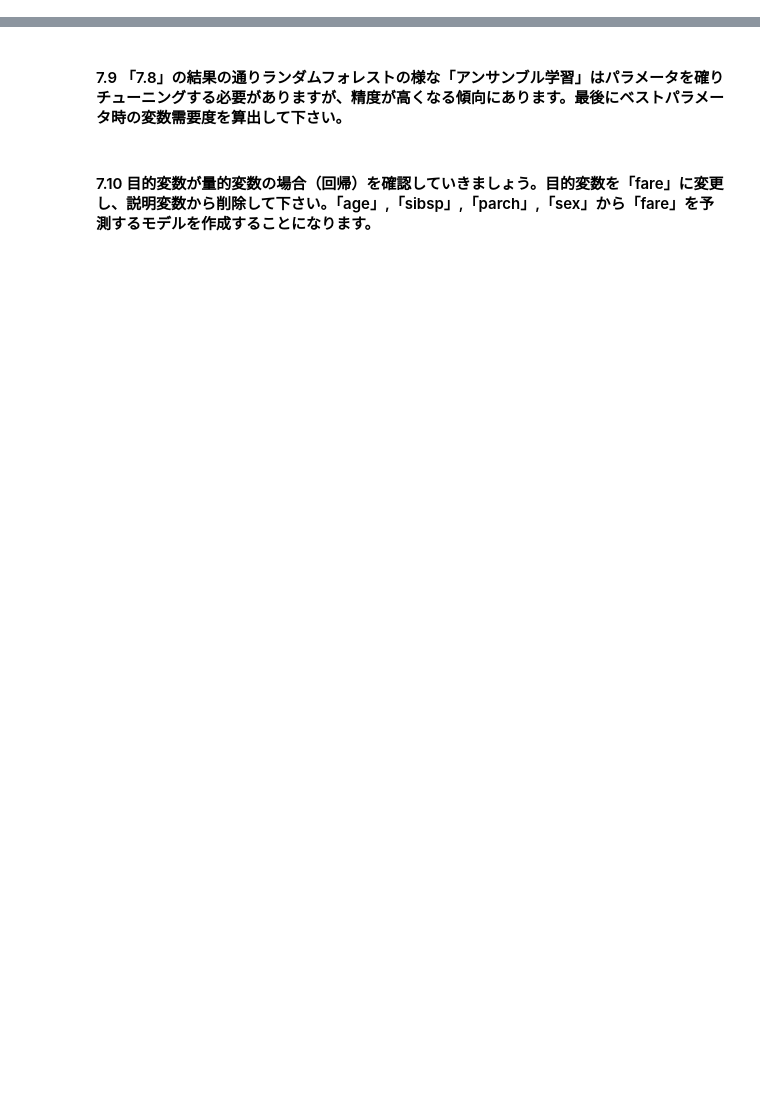
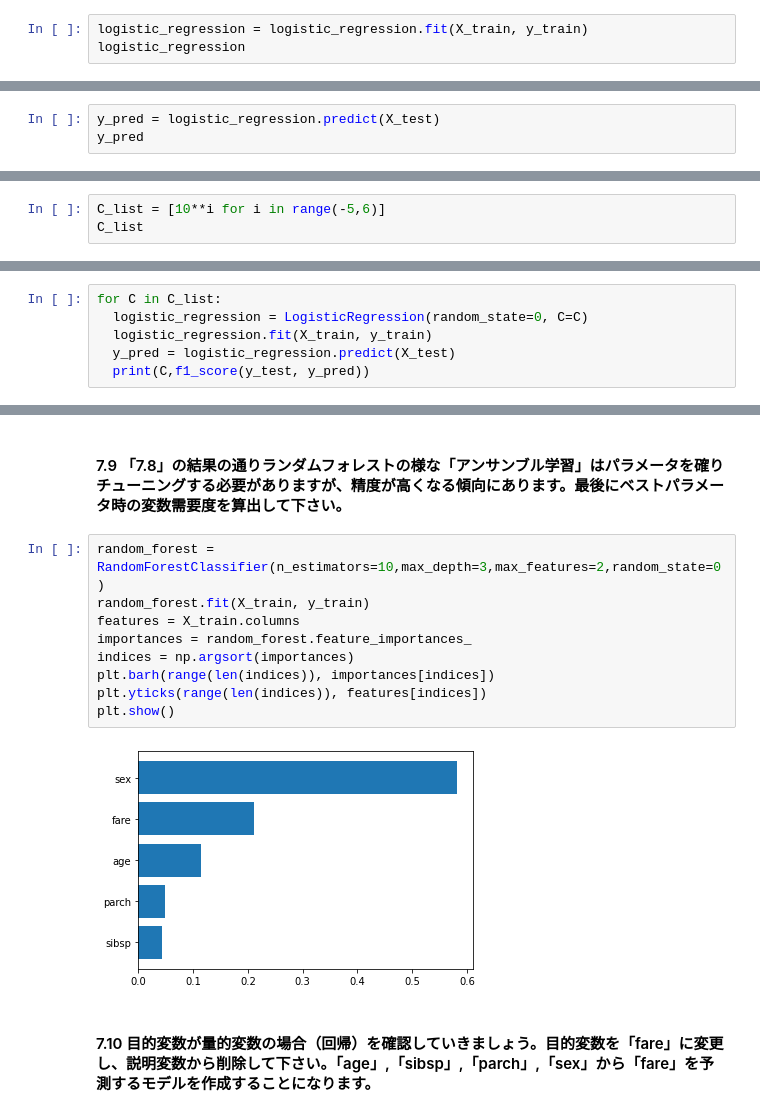
Before and after one commit to narukawamasa/python_smple, a Jupyter notebook: machine_learning_editor.ipynb, the cells around one changed output, grey strips where cells are left out. Saved outputs shown, nothing was run; the diff lists cells and outputs as text; blank space fills up the shorter version.

```diff
--- a/machine_learning_editor.ipynb
+++ b/machine_learning_editor.ipynb
@@ -690,2 +695,5 @@ print(best_parameters)
 # %% [markdown]
 #### 6.3 fit関数を使い、学習データを使用して、ロジスティック回帰の学習を行って下さい。
+# %%
+logistic_regression = logistic_regression.fit(X_train, y_train)
+logistic_regression
@@ -692,2 +702,5 @@ print(best_parameters)
 # %% [markdown]
 #### 6.4 作成したモデルを用いて、新規データ（X_test）に対する予測値を出力してください。※ここが「予測」と呼ばれる処理になります。
+# %%
+y_pred = logistic_regression.predict(X_test)
+y_pred
@@ -698,2 +742,5 @@ print(best_parameters)
 # %% [markdown]
 #### 6.7 ロジスティック回帰の主要パラメータである正則化項を変更してみましょう。下記の様なリストを作成し、C_listと言う変数名に格納して下さい。
+# %%
+C_list = [10**i for i in range(-5,6)]
+C_list
@@ -700,2 +749,8 @@ print(best_parameters)
 # %% [markdown]
 #### 6.8 C_listの各値をパラメーター「C」に設定した際の精度を全て確認して下さい。
+# %%
+for C in C_list:
+  logistic_regression = LogisticRegression(random_state=0, C=C)
+  logistic_regression.fit(X_train, y_train)
+  y_pred = logistic_regression.predict(X_test)
+  print(C,f1_score(y_test, y_pred))
@@ -722,4 +862,15 @@ print(best_parameters)
 # %% [markdown]
 #### 7.9 「7.8」の結果の通りランダムフォレストの様な「アンサンブル学習」はパラメータを確りチューニングする必要がありますが、精度が高くなる傾向にあります。最後にベストパラメータ時の変数需要度を算出して下さい。
+# %%
+random_forest =  RandomForestClassifier(n_estimators=10,max_depth=3,max_features=2,random_state=0)
+random_forest.fit(X_train, y_train)
+features = X_train.columns
+importances = random_forest.feature_importances_
+indices = np.argsort(importances)
+plt.barh(range(len(indices)), importances[indices])
+plt.yticks(range(len(indices)), features[indices])
+plt.show()
+# %% [output]
+[figure, added]
 # %% [markdown]
 #### 7.10 目的変数が量的変数の場合（回帰）を確認していきましょう。目的変数を「fare」に変更し、説明変数から削除して下さい。「age」,「sibsp」,「parch」,「sex」から「fare」を予測するモデルを作成することになります。
```
Also changed, not shown: parts of 20 cells of this notebook.
